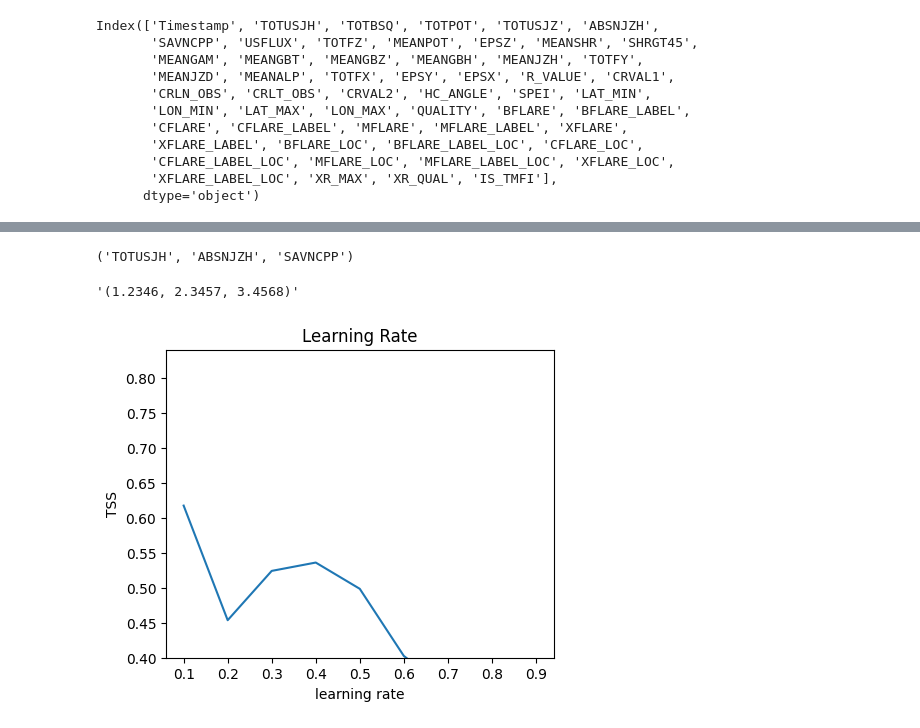
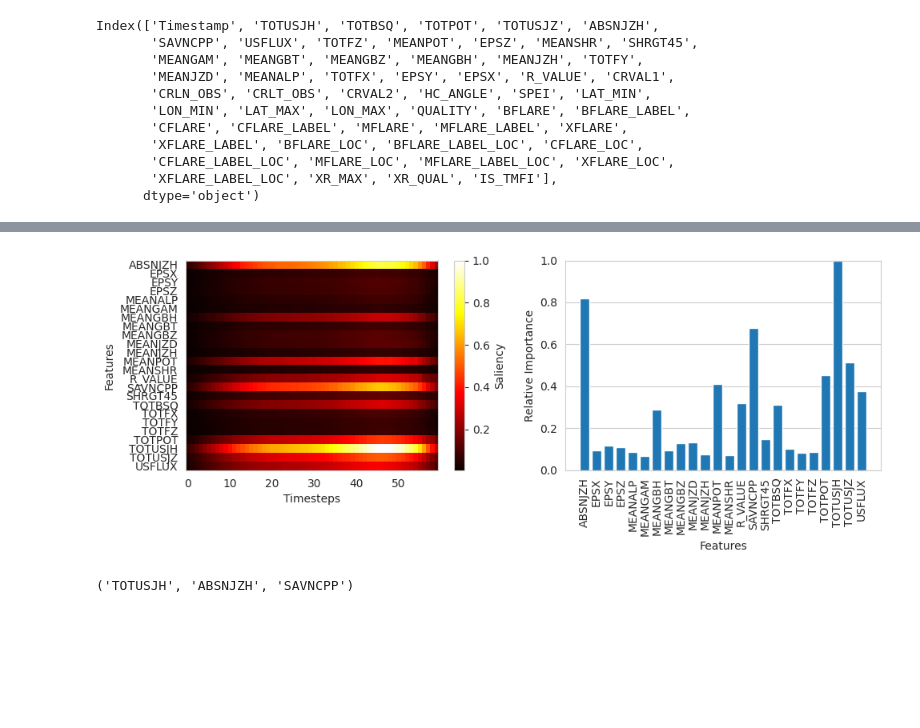
Before and after one commit to foumani/solar_flare_cnn, a Jupyter notebook: tuning_plotting.ipynb, the cells around one changed output, grey strips where cells are left out. Saved outputs shown, nothing was run; the diff lists cells and outputs as text; code cells hidden in the pictures; blank space fills up the shorter version.

```diff
--- a/tuning_plotting.ipynb
+++ b/tuning_plotting.ipynb
@@ -81,43 +104,41 @@ plt.show()
+# %%
+# Create a shared figure with two subplots side by side
+fig, axs = plt.subplots(1, 2, figsize=(10, 4))  # Width doubled, height same as individual (6.5 * 2, 4)
+
+# --- First subplot: Saliency Map ---
+im = axs[0].imshow(saliency_sorted, aspect='auto', cmap='hot')
+cbar = fig.colorbar(im, ax=axs[0])
+cbar.set_label('Saliency')
+axs[0].set_xlabel('Timesteps')
+axs[0].set_ylabel('Features')
+axs[0].set_yticks(np.arange(len(words_sorted)))
+axs[0].set_yticklabels(words_sorted)
+axs[0].grid(False)
+# axs[0].set_title("Saliency Map")  # Optional
+
+# --- Second subplot: Aggregated Saliency ---
+saliency_sorted_agg = np.sum(saliency_sorted, axis=1)
+saliency_sorted_agg = saliency_sorted_agg / np.max(saliency_sorted_agg)
+
+axs[1].bar(np.arange(len(words_sorted)), saliency_sorted_agg)
+axs[1].set_xticks(np.arange(len(words_sorted)))
+axs[1].set_xticklabels(words_sorted, rotation=90)
+axs[1].set_ylim(0, 1)
+axs[1].set_yticks(np.linspace(0, 1, 6))
+axs[1].set_xlabel('Features')
+axs[1].set_ylabel('Relative Importance')
+axs[1].grid(axis='x')
+# axs[1].set_title("Aggregated Saliency")  # Optional
+
+# Ensure consistent font sizes, spacing
+plt.tight_layout()
+plt.savefig(os.path.join(args.log_dir, "saliency_combined.eps"), dpi=50, bbox_inches='tight')
+plt.show()
+# %% [output]
+[figure, added]
 # %%
 largest = sorted(range(len(words)), key=lambda i: saliency_agg[i],  reverse=True)
 # %%
 words[largest[0]], words[largest[1]], words[largest[2]]
 # %% [output]
 ('TOTUSJH', 'ABSNJZH', 'SAVNCPP')
-# %%
-float_tuple = (1.2345678, 2.3456789, 3.456789)
-"(" + ", ".join(f"{x:.4f}" for x in float_tuple) + ")"
-# %% [output]
-'(1.2346, 2.3457, 3.4568)'
-# %%
-# data = np.load("./experiments_plot/train_True_cm_p_tuning.npy")
-# d = [Metric(binary=True, cm=cm) for cm in data]
-#
-# datashow = [m.tss for m in d]
-# print(datashow)
-# fig = plt.figure(figsize=(4, 3))
-# ax = fig.add_axes([0, 0, 1, 1])
-# x_ticks = [round(0.1 * i + 0.1, 2) for i in range(9)]
-# ax.plot(datashow)
-# ax.set_xticks(range(0, len(x_ticks)))
-# ax.set_xticklabels(x_ticks)
-# plt.ylabel("TSS")
-# plt.xlabel("Validation fraction of data")
-# plt.show()
-
-data = np.load("./experiments_plot/train_True_cm_p_tuning.npy")
-tss_view = np.zeros((data.shape[0], data.shape[1]))
-for i in range(tss_view.shape[0]):
-    for j in range(tss_view.shape[1]):
-        tss_view[i][j] = Metric(binary=True, cm=data[i][j]).tss
-tss_view = tss_view.mean(axis=0)
-fig = plt.figure(figsize=(5, 4))
-x_ticks = [round(0.1 * i + 0.1, 2) for i in range(9)]
-plt.ylabel("TSS")
-plt.xlabel("learning rate")
-plt.plot(x_ticks, tss_view)
-plt.ylim(bottom=0.40, top=0.84)
-plt.title("Learning Rate")
-plt.show()
-# %% [output]
-[figure, removed]
```
Also changed, not shown: parts of 11 cells of this notebook, 41 other files.
